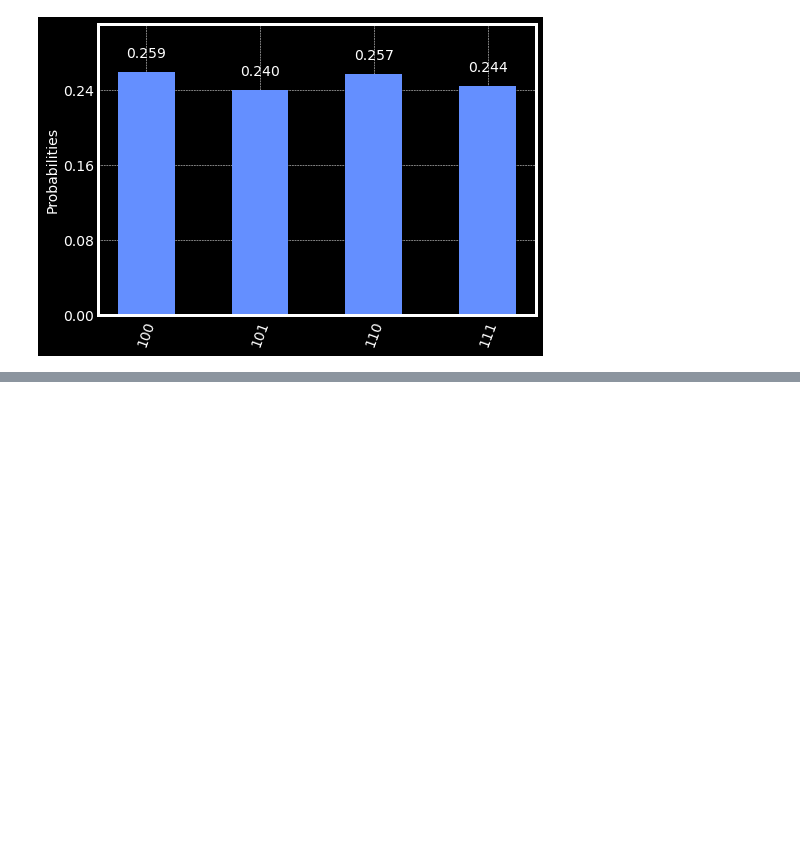
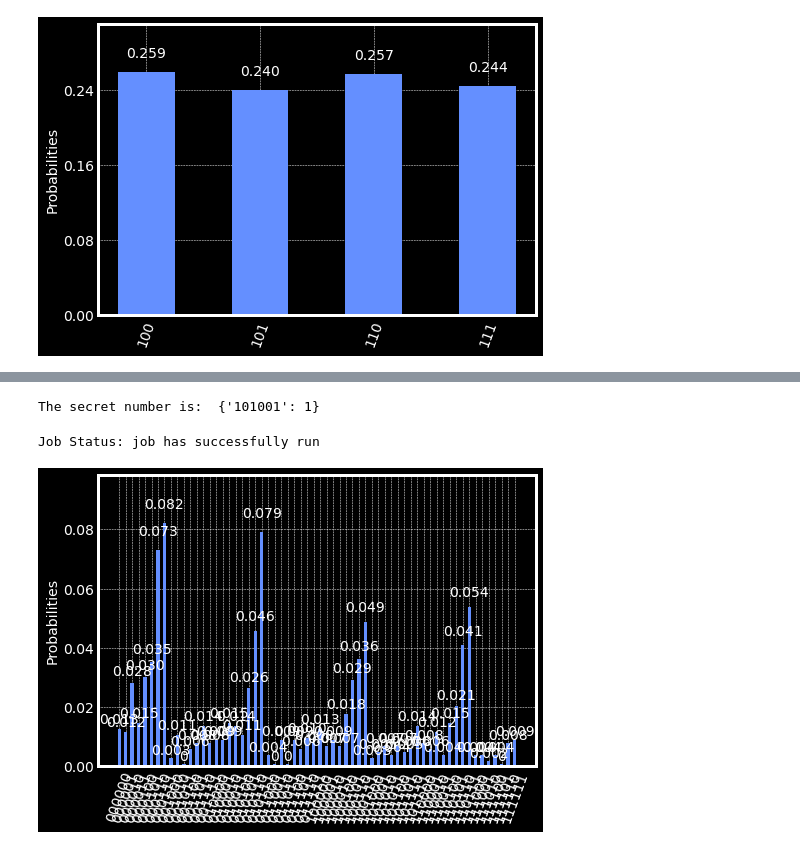
Before and after one commit to davidxcohen/quantum, a Jupyter notebook: qiskit/QisKit_try.ipynb, the cells around one changed output, grey strips where cells are left out. Saved outputs shown, nothing was run; the diff lists cells and outputs as text; code cells hidden in the pictures; blank space fills up the shorter version.

Commit message:
Add Bernstein-Vazirani Algorithm (find n bit number in one q-operation)

```diff
--- a/qiskit/QisKit_try.ipynb
+++ b/qiskit/QisKit_try.ipynb
@@ -209,0 +206,20 @@ plot_histogram(counts)
+# %%
+secretnumber = '101001'
+circuit = QuantumCircuit(6+1, 6)
+circuit.h([0, 1, 2, 3, 4, 5])
+circuit.x(6)
+circuit.h(6)
+circuit.barrier()
+
+# Encode the secret number
+circuit.cx(5, 6)
+circuit.cx(3, 6)
+circuit.cx(0, 6)
+circuit.barrier()
+
+
+circuit.h([0, 1, 2, 3, 4, 5])
+circuit.barrier()
+circuit.measure([0, 1, 2, 3, 4, 5], [0, 1, 2, 3, 4, 5])
+
+circuit.draw()
@@ -209,0 +244,19 @@ plot_histogram(counts)
+# %%
+backend = Aer.get_backend('qasm_simulator')
+result = qiskit.execute(circuit, backend = backend, shots=1).result() # 1 shot for one operation
+counts = result.get_counts()
+print('The secret number is: ', counts)
+# %% [output]
+The secret number is:  {'101001': 1}
+# %%
+provider = IBMQ.get_provider('ibm-q')
+qcomp = provider.get_backend('ibmq_16_melbourne')
+job = qiskit.execute(circuit, backend=qcomp)
+job_monitor(job)
+# %% [output]
+Job Status: job has successfully run
+# %%
+result = job.result()
+plot_histogram(result.get_counts(circuit))
+# %% [output]
+[figure, added]
```
Also changed, not shown: parts of 14 cells of this notebook.
